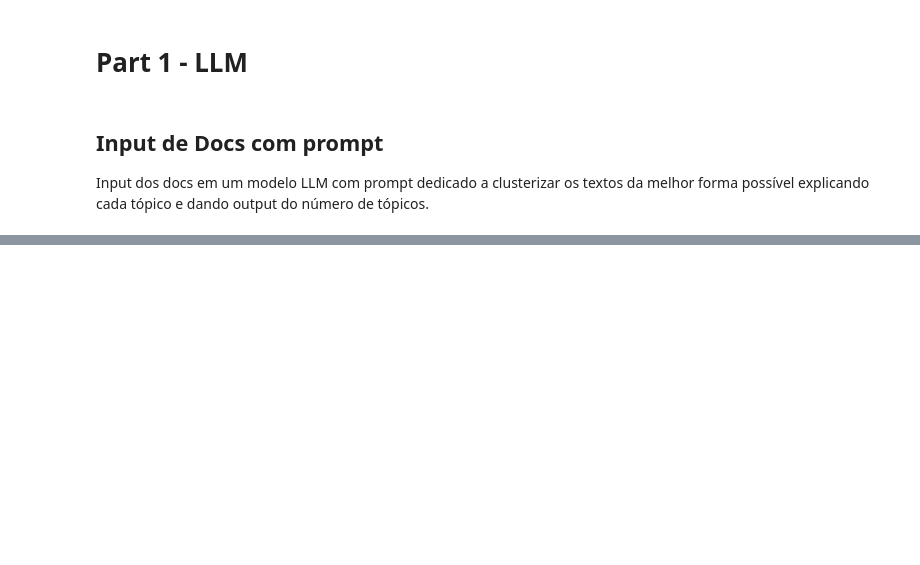
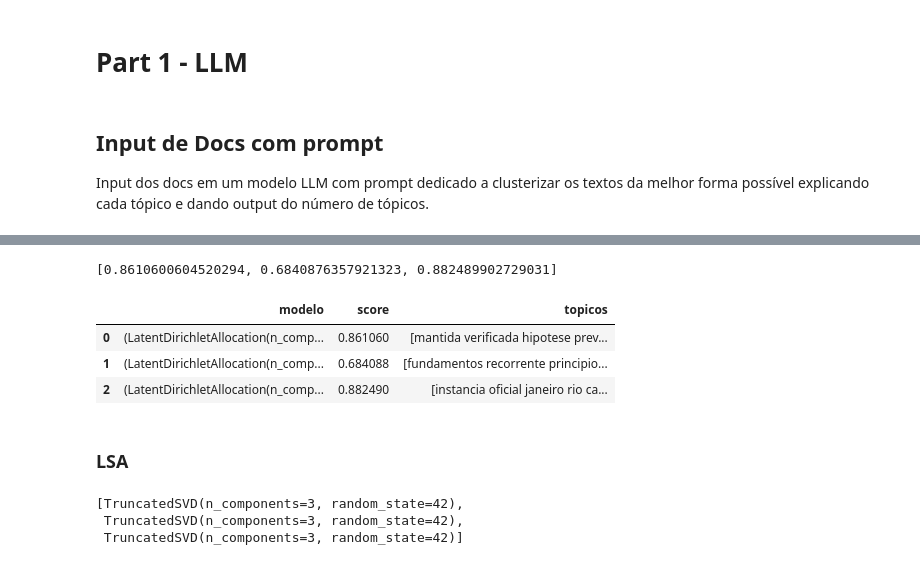
Before and after one commit to Etore-BeS/LDA_Test, a Jupyter notebook: LDA_Basic.ipynb, the cells around one changed output, grey strips where cells are left out. Drawn from its saved outputs; the diff is of its cells as text; code cells hidden in the pictures; blank space fills up the shorter version.

```diff
--- a/LDA_Basic.ipynb
+++ b/LDA_Basic.ipynb
@@ -340,0 +296,46 @@ Tópico 5:
+# %%
+def calcular_coerencia_lda(top_palavras, corpus_preprocessado, dictionary):
+    """
+    Calcula o Coherence Score para os tópicos gerados pelo LDA.
+    """
+    coherence_model = CoherenceModel(
+        topics=[[word for word in topic if word in dictionary.token2id]
+                for topic in top_palavras],
+        texts=corpus_preprocessado,
+        dictionary=dictionary,
+        coherence='c_v'
+    )
+    coherence_score = coherence_model.get_coherence()
+    return coherence_score
+# %%
+lda_scores = [
+    calcular_coerencia_lda(
+        top_palavras_lda[i],
+        processed_docs[i],
+        Dictionary(processed_docs[i])
+    )
+    for i in range(len(top_palavras_lda))
+]
+# %%
+lda_scores
+# %% [output]
+[0.8610600604520294, 0.6840876357921323, 0.882489902729031]
+# %%
+lda_topics = [[f"{' '.join(top_palavras_lda[i][j])}" for j in range(3)] for i in range(len(top_palavras_lda))]
+# %%
+lda_whole = [
+    {'modelo': lda_models[i],
+     'score': lda_scores[i],
+     'topicos': lda_topics[i]}
+     for i in range(len(lda_topics))
+]
+# %%
+df_lda = pd.DataFrame(lda_whole)
+df_lda
+# %% [output]
+|  | modelo | score | topicos |
+| 0 | (LatentDirichletAllocation(n_comp... | 0.861060 | [mantida verificada hipotese prev... |
+| 1 | (LatentDirichletAllocation(n_comp... | 0.684088 | [fundamentos recorrente principio... |
+| 2 | (LatentDirichletAllocation(n_comp... | 0.882490 | [instancia oficial janeiro rio ca... |
+# %% [markdown]
+### LSA
@@ -340,0 +353,6 @@ Tópico 5:
+# %%
+lsa_models
+# %% [output]
+[TruncatedSVD(n_components=3, random_state=42),
+ TruncatedSVD(n_components=3, random_state=42),
+ TruncatedSVD(n_components=3, random_state=42)]
```
Also changed, not shown: parts of 78 cells of this notebook, 1 other file.
